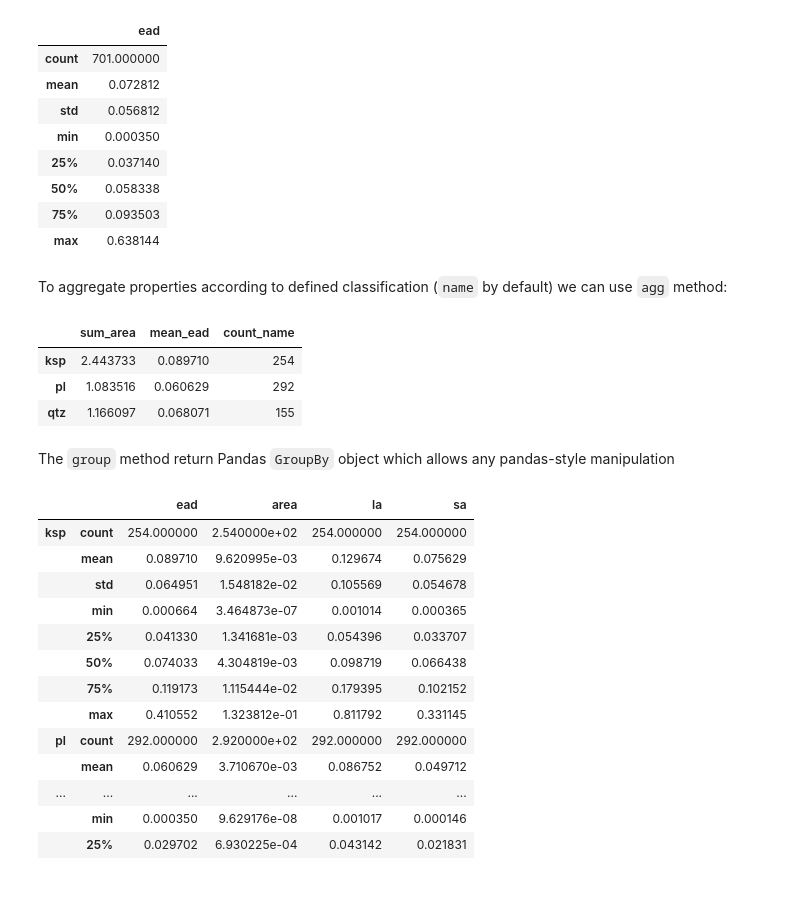
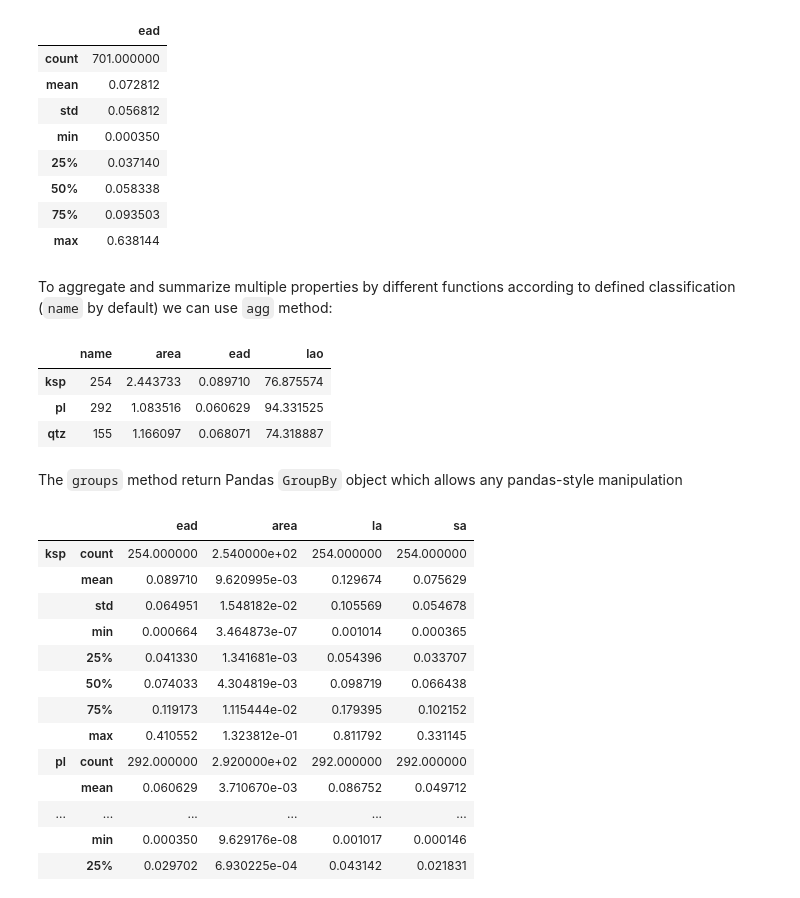
Before and after one commit to ondrolexa/polylx, a Jupyter notebook: polylx_tutorial.ipynb, the cells around one changed output. Drawn from its saved outputs; the diff is of its cells as text; code cells hidden in the pictures.

```diff
--- a/polylx_tutorial.ipynb
+++ b/polylx_tutorial.ipynb
@@ -88,16 +88,16 @@ g.df('ead').describe()
 | 75% | 0.093503 |
 | max | 0.638144 |
 # %% [markdown]
-To aggregate properties according to defined classification (`name` by default) we can use `agg` method:
+To aggregate and summarize multiple properties by different functions according to defined classification (`name` by default) we can use `agg` method:
-# %%
-g.agg('sum','area','mean','ead','count','name')
-# %% [output]
-|  | sum_area | mean_ead | count_name |
-| ksp | 2.443733 | 0.089710 | 254 |
-| pl | 1.083516 | 0.060629 | 292 |
-| qtz | 1.166097 | 0.068071 | 155 |
+# %%
+g.agg('name', len, 'area', np.sum, 'ead', np.mean, 'lao', circular.mean)
+# %% [output]
+|  | name | area | ead | lao |
+| ksp | 254 | 2.443733 | 0.089710 | 76.875574 |
+| pl | 292 | 1.083516 | 0.060629 | 94.331525 |
+| qtz | 155 | 1.166097 | 0.068071 | 74.318887 |
 # %% [markdown]
-The `group` method return Pandas `GroupBy` object which allows any pandas-style manipulation
+The `groups` method return Pandas `GroupBy` object which allows any pandas-style manipulation
 # %%
 g.groups('ead', 'area', 'la', 'sa').describe()
 # %% [output]
```
Also changed, not shown: parts of 12 cells of this notebook, 2 other files.
